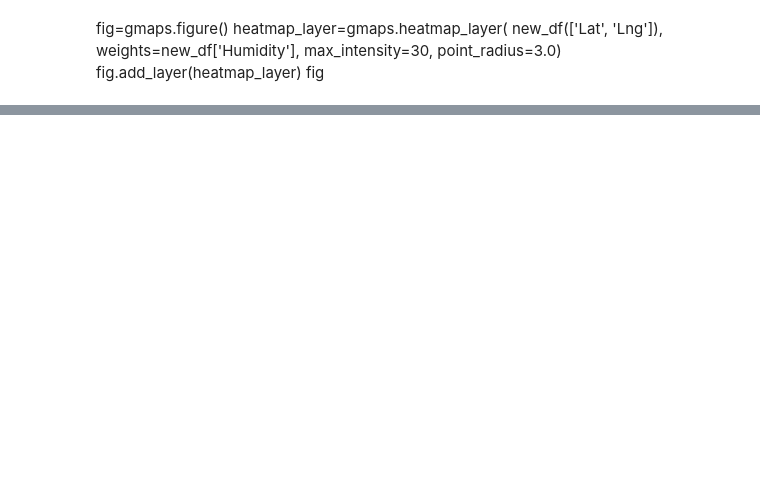
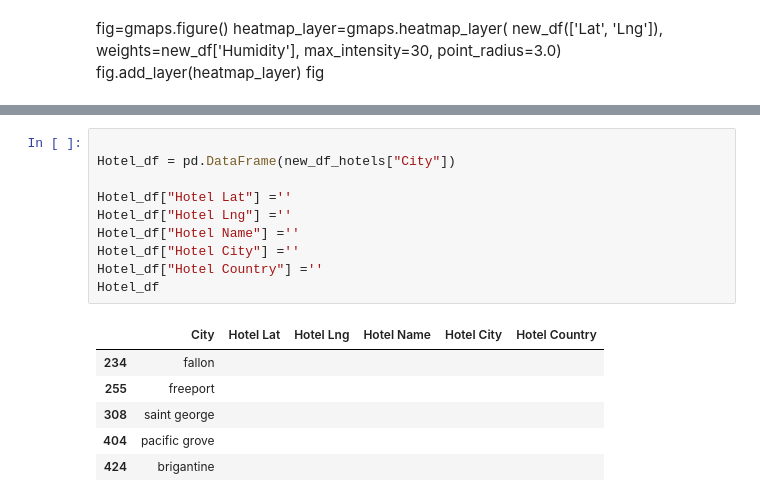
Before and after one commit to bregan78/python_api_challenge, a Jupyter notebook: VacationPy/VacationPy.ipynb, the cells around one changed output, grey strips where cells are left out. Cells and saved outputs as stored; diff of their text form; blank space fills up the shorter version.

```diff
--- a/VacationPy/VacationPy.ipynb
+++ b/VacationPy/VacationPy.ipynb
@@ -40,0 +65,17 @@ fig
+# %%
+
+Hotel_df = pd.DataFrame(new_df_hotels["City"])
+
+Hotel_df["Hotel Lat"] =''
+Hotel_df["Hotel Lng"] =''
+Hotel_df["Hotel Name"] =''
+Hotel_df["Hotel City"] =''
+Hotel_df["Hotel Country"] =''
+Hotel_df
+# %% [output]
+|  | City | Hotel Lat | Hotel Lng | Hotel Name | Hotel City | Hotel Country |
+| 234 | fallon |  |  |  |  |  |
+| 255 | freeport |  |  |  |  |  |
+| 308 | saint george |  |  |  |  |  |
+| 404 | pacific grove |  |  |  |  |  |
+| 424 | brigantine |  |  |  |  |  |
```
Also changed, not shown: parts of 6 cells of this notebook, 1 other file.
